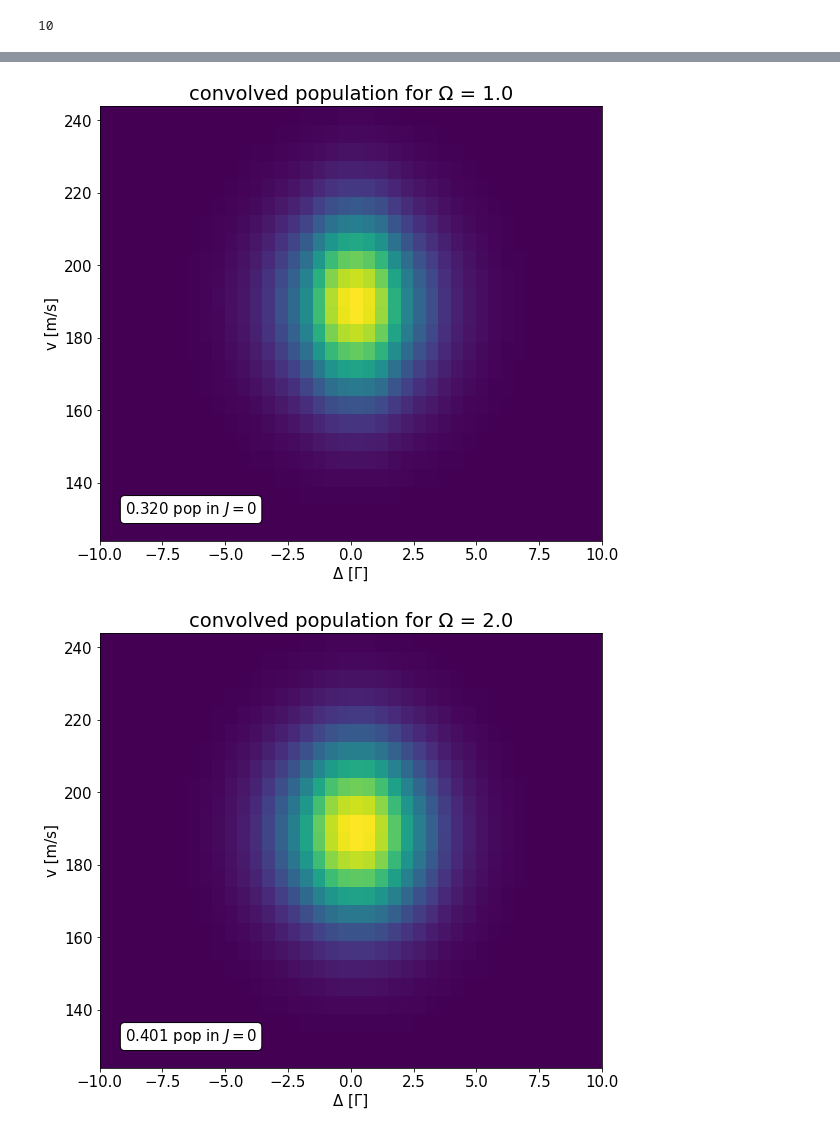
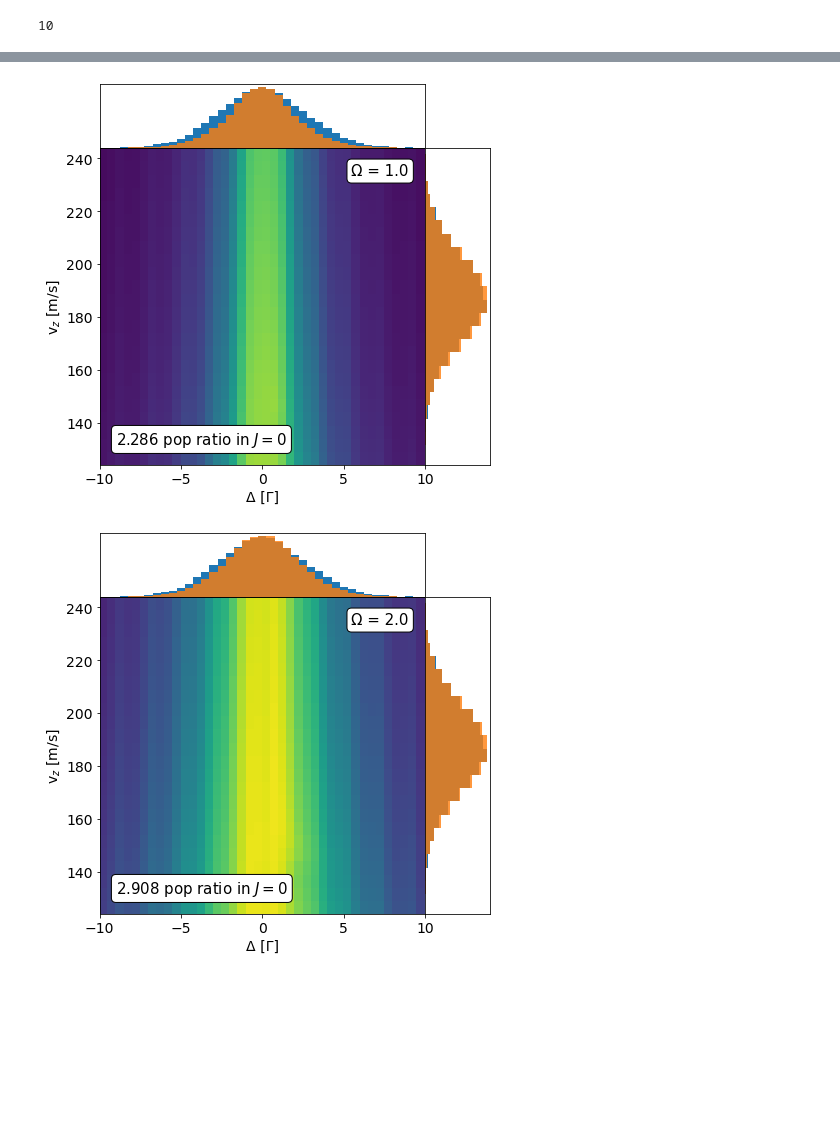
Before and after one commit to ograsdijk/optical-bloch, a Jupyter notebook: Velocity Broadening with Multipass.ipynb, the cells around one changed output, grey strips where cells are left out. Cells and saved outputs as stored; diff of their text form; code cells hidden in the pictures; blank space fills up the shorter version.

```diff
--- a/Velocity Broadening with Multipass.ipynb
+++ b/Velocity Broadening with Multipass.ipynb
@@ -393,7 +396,7 @@ set_fontsize(ax, 14)
 [figure]
 # %%
 # reading from file
-with open('ode_fun.jl', 'r', encoding='utf8') as f:
+with open('ode_fun_Rabi_real.jl', 'r', encoding='utf8') as f:
     ode_fun = f.read()
 # %%
 print(ode_fun[:170])
@@ -638,2 +658,3 @@ sim.elapsedTime
 # %%
 ens_u = Main.eval("sim.u")
+ens_u = np.array(ens_u)
@@ -652 +686,16 @@ for idx, ((Ω_factor, Δ_factor, v), pop) in tqdm(enumerate(results.items()), to
+# %%
+# loading results from file
+with h5py.File("rotational_cooling_laser_only.hdf5", 'r') as f:
+    grp = f['parameter sweep: Ω Δ vz for aperture']
+    results_array = grp['final population'][()]
+    ρ_ini = grp['initial conditions'][()]
+    Γ = grp.attrs['Γ']
+    de_main = grp.attrs['de_main']
+# %%
+# for making Ω slices I round Ω_factor to two digits to preven any floating point issues
+# keep in mind when the desired spacing is less than two digits to remove rounding or
+# increase the digits
+results_array_J0 = np.zeros([len(results_array),4])
+for idx, (Ω_factor, Δ_factor, v, *pops) in tqdm(enumerate(results_array), total = len(results_array)):
+    results_array_J0[idx,:] = [round(Ω_factor/Γ/abs(de_main),2), Δ_factor/Γ, v, np.sum(pops[:4])]
 # %%
@@ -689,44 +734,83 @@ for Ω_factor in [0.5,1,2,3,4]:
 # %%
+ # check that the data is within this range, used to use same colorscale for each figure
+vmin, vmax = 1,3.5
+
+# selecting Ω slices
 for Ω_factor in [1,2,3,4,5]:
+    fig = plt.figure(figsize = (7,7))
+    gs = fig.add_gridspec(nrows = 6, ncols = 6, wspace = 0, hspace = 0)
+    ax = fig.add_subplot(gs[1:,:-1])
+    axx = fig.add_subplot(gs[:1,:-1], sharex = ax)
+    axy = fig.add_subplot(gs[1:,-1:], sharey = ax)
+
+    axx.get_xaxis().set_visible(False)
+    axx.get_yaxis().set_visible(False)
+    axy.get_xaxis().set_visible(False)
+    axy.get_yaxis().set_visible(False)
+
     m = results_array_J0[:,0] == Ω_factor
-    _array = results_array_J0[m][:,1:]
+    data_slice = np.s_[:,1:]
+    _array = results_array_J0[m][data_slice]
 
     dim_x, dim_y = len(Main.Deltas), len(Main.velocities)
-    x,y,z = _array.T # Deltas, velocities and populations
+    x,y,z = _array.T
 
     # Set up a regular grid of interpolation points
     X, Y = np.linspace(x.min(), x.max(), dim_x), np.linspace(y.min(), y.max(), dim_y)
     X, Y = np.meshgrid(X,Y)
 
     # Interpolate; there's also method='cubic' for 2-D data such as here
     Z = griddata((x, y), z, (X, Y), method='nearest')
 
     Δs = X[0,:]
     vs = Y[:,0]
     dΔ = np.diff(Δs)[0]
     dv = np.diff(vs)[0]
 
     # convolve with velocity distribution and detuning distribution (from transverse velocities)
     convolve = norm.pdf(vs, mu_z, sigma_z)[:,np.newaxis]*Z
     convolve *= norm.pdf(Δs, mu, sigma)[np.newaxis,:]
 
     total = (convolve.sum(axis = 0)*dv).sum()*dΔ
 
-    fig, ax = plt.subplots(figsize = (9,8))
-    cs = ax.pcolormesh(X,Y,convolve, shading = 'nearest')
+    cs = ax.pcolormesh(X,Y,Z/P0_ini, shading = 'nearest', vmin = vmin, vmax = vmax)
+
 
     ax.set_xlabel("Δ [Γ]")
-    ax.set_ylabel(r"v [m/s]")
-    ax.set_title(f'convolved population for Ω = {Ω_factor:.1f}')
+    ax.set_ylabel(r"v$_z$ [m/s]")
 
     props = dict(boxstyle='round', facecolor='white', alpha=1)
-    text = f"{total:.3f} pop in $J=0$"
+    text = f"{total/P0_ini:.3f} pop ratio in $J=0$"
     ax.text(0.05, 0.05, text, transform = ax.transAxes, fontsize = 15, bbox = props,
             va = 'bottom', ha = 'left')
 
+    text = f"Ω = {Ω_factor:.1f}"
+    ax.text(0.95, 0.95, text, transform = ax.transAxes, fontsize = 15, bbox = props,
+            va = 'top', ha = 'right')
 
-    set_fontsize(ax, 15)
-    set_fontsize(cbar.ax, 15)
+    set_fontsize(ax, 14)
+
+    # plotting v_transverse distribution
+    bins = np.array(Main.Deltas)/Γ
+    bins = np.append(bins, [bins[-1]+np.diff(bins)[0]])
+    bins -= np.diff(bins)[0]/2
+    _ = axx.hist(v_x[mask_filtered_beam]*v_to_Γ, bins = bins, label = r'$v_x$', density = True, alpha = 1)
+
+    max_height = _[0].max()
+    conv_sum_Δ = convolve.sum(axis = 0)
+    axx.bar(Δs, max_height*(conv_sum_Δ/np.max(conv_sum_Δ)), width = np.diff(Δs)[0], color = 'C1', alpha = 0.8)
+
+    axx.set_xlim(Δs.min(), Δs.max())
+
+    # plotting v_z distribution
+    bins = np.append(vs - np.diff(vs)[0]/2, [vs[-1]+np.diff(vs)[0]/2])
+    _ = axy.hist(v_z[mask_filtered_beam], density = True, bins = bins, orientation = 'horizontal', alpha = 1)
+
+    max_height = _[0].max()
+    conv_sum_vz = convolve.sum(axis = 1)
+    axy.barh(vs, max_height*(conv_sum_vz/np.max(conv_sum_vz)), height = np.diff(vs)[0], color = 'C1', alpha = 0.8)
+
+    axy.set_ylim(vs.min(), vs.max())
 # %% [output]
-[figure, old version]
+[figure, new version]
-[figure, old version]
+[figure, new version]
```
Also changed, not shown: parts of 21 cells of this notebook.
